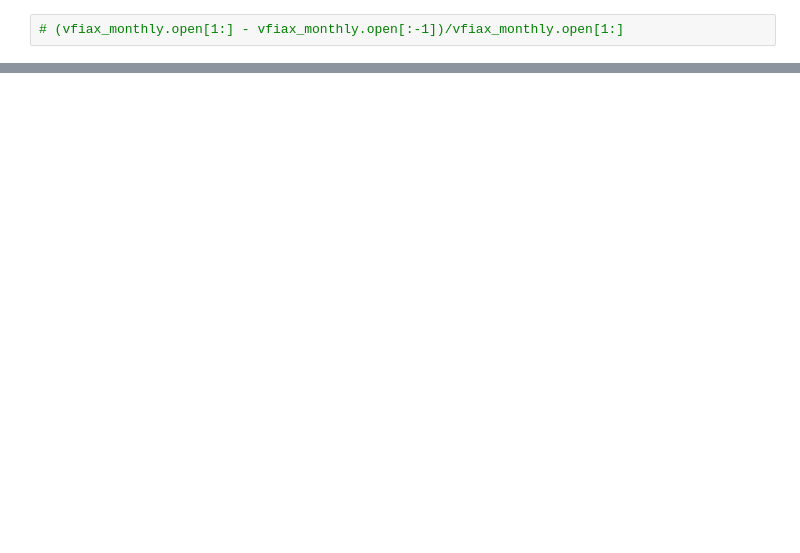
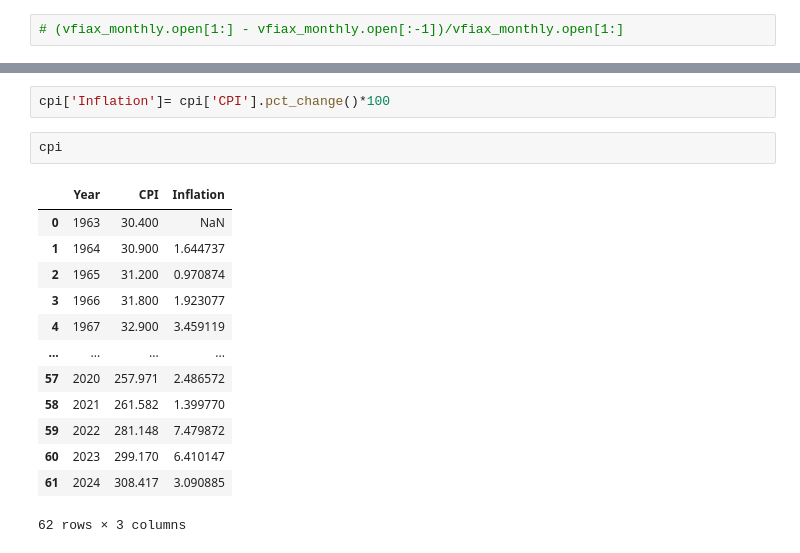
Before and after one commit to mwestonjr/Capstone, a Jupyter notebook: avg_home_sales.ipynb, the cells around one changed output, grey strips where cells are left out. Drawn from its saved outputs; the diff is of its cells as text; blank space fills up the shorter version.

```diff
--- a/avg_home_sales.ipynb
+++ b/avg_home_sales.ipynb
@@ -125,0 +290,18 @@ home_sales['US Growth'] = (home_sales.United States Median[1,:] - home_sales.Uni
+# %%
+cpi['Inflation']= cpi['CPI'].pct_change()*100
+# %%
+cpi
+# %% [output]
+|  | Year | CPI | Inflation |
+| 0 | 1963 | 30.400 | NaN |
+| 1 | 1964 | 30.900 | 1.644737 |
+| 2 | 1965 | 31.200 | 0.970874 |
+| 3 | 1966 | 31.800 | 1.923077 |
+| 4 | 1967 | 32.900 | 3.459119 |
+| ... | ... | ... | ... |
+| 57 | 2020 | 257.971 | 2.486572 |
+| 58 | 2021 | 261.582 | 1.399770 |
+| 59 | 2022 | 281.148 | 7.479872 |
+| 60 | 2023 | 299.170 | 6.410147 |
+| 61 | 2024 | 308.417 | 3.090885 |
+62 rows × 3 columns
```
Also changed, not shown: parts of 36 cells of this notebook, 7 other files.
